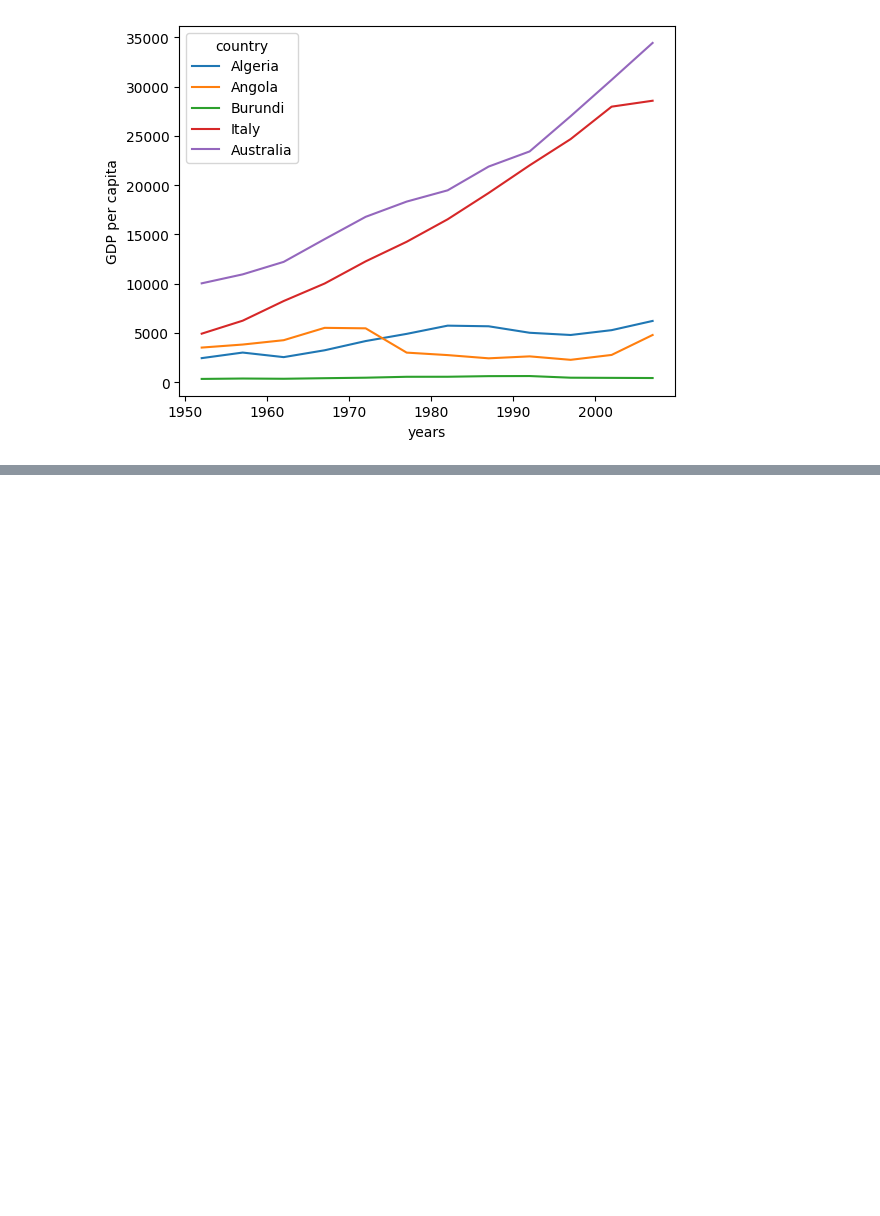
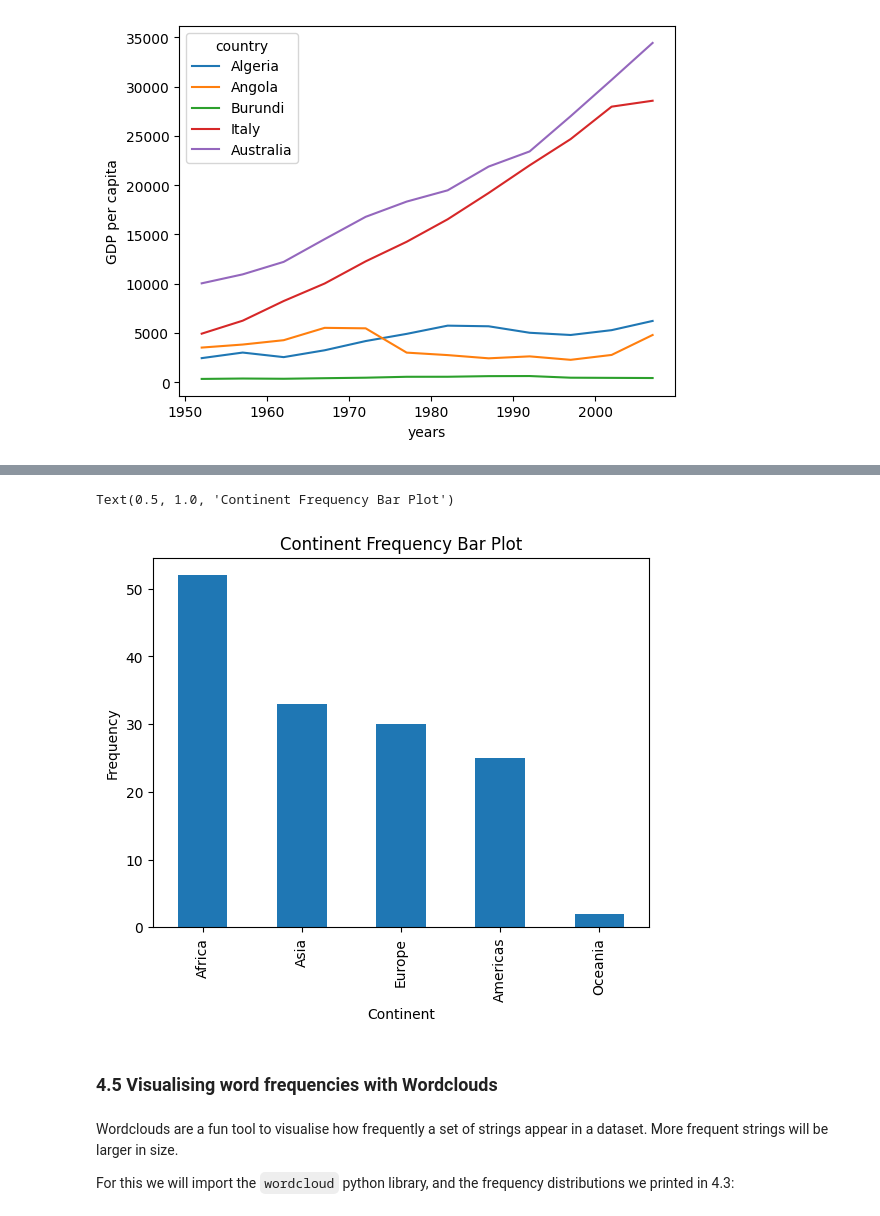
Before and after one commit to CosiMichele/2503-carp-biat, a Jupyter notebook: BIAT.ipynb, the cells around one changed output, grey strips where cells are left out. Saved outputs shown, nothing was run; the diff lists cells and outputs as text; code cells hidden in the pictures; blank space fills up the shorter version.

```diff
--- a/BIAT.ipynb
+++ b/BIAT.ipynb
@@ -132,0 +222,4 @@ plt.savefig("countries_comparison.png", dpi=300)
+# %%
+# Print frequency table for each continent in the raw dataframe
+raw_continent_freq_distr = raw_data['continent'].value_counts()
+print(raw_continent_freq_distr)
@@ -132,0 +249,16 @@ plt.savefig("countries_comparison.png", dpi=300)
+# %%
+# use the code above to generate a bar plot for all continents:
+# Generate bar plot for continent frequency in filtered dataframe:
+raw_continent_freq_distr.plot(kind='bar')
+plt.xlabel('Continent')
+plt.ylabel('Frequency')
+plt.title('Continent Frequency Bar Plot')
+# %% [output]
+Text(0.5, 1.0, 'Continent Frequency Bar Plot')
+[figure, added]
+# %% [markdown]
+### 4.5 Visualising word frequencies with Wordclouds
+# %% [markdown]
+Wordclouds are a fun tool to visualise how frequently a set of strings appear in a dataset. More frequent strings will be larger in size.
+
+For this we will import the `wordcloud` python library, and the frequency distributions we printed in 4.3:
```
Also changed, not shown: parts of 25 cells of this notebook.
